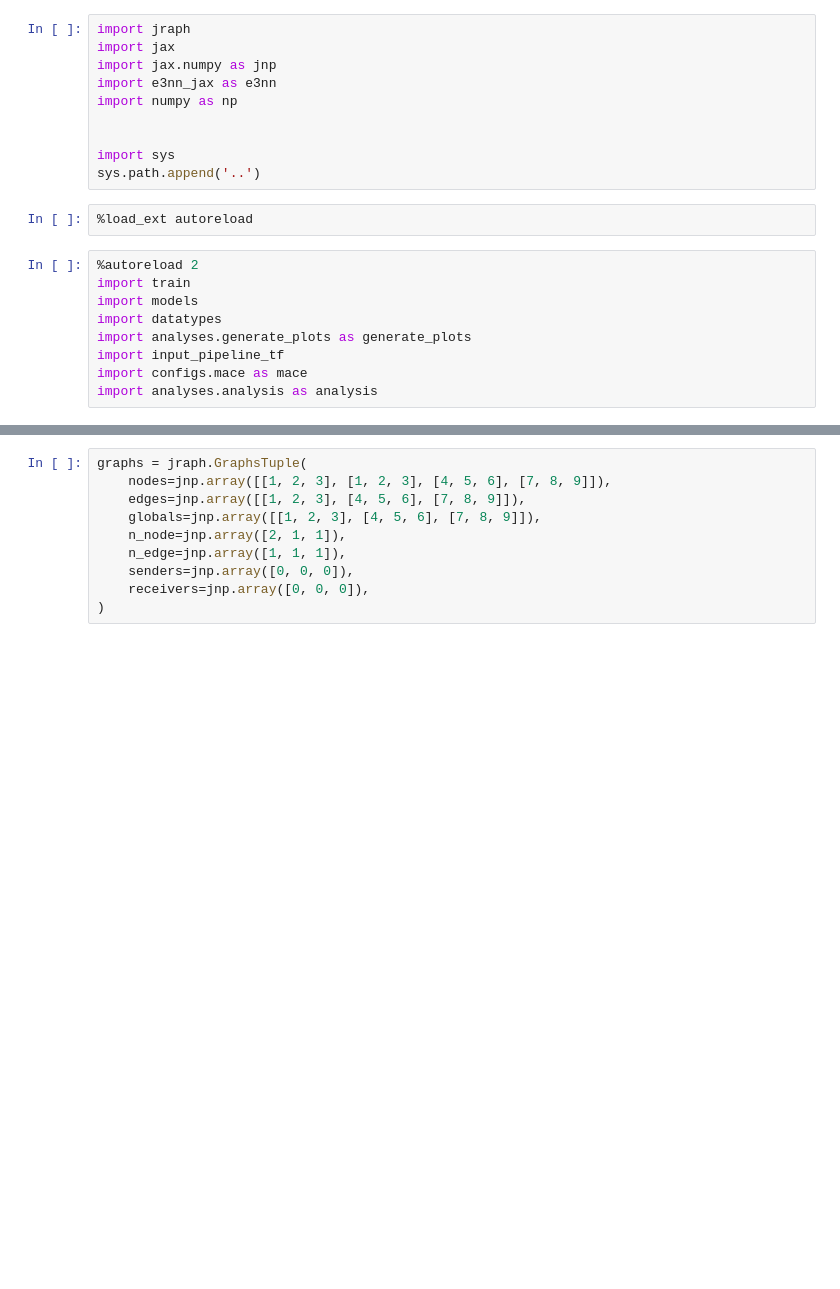
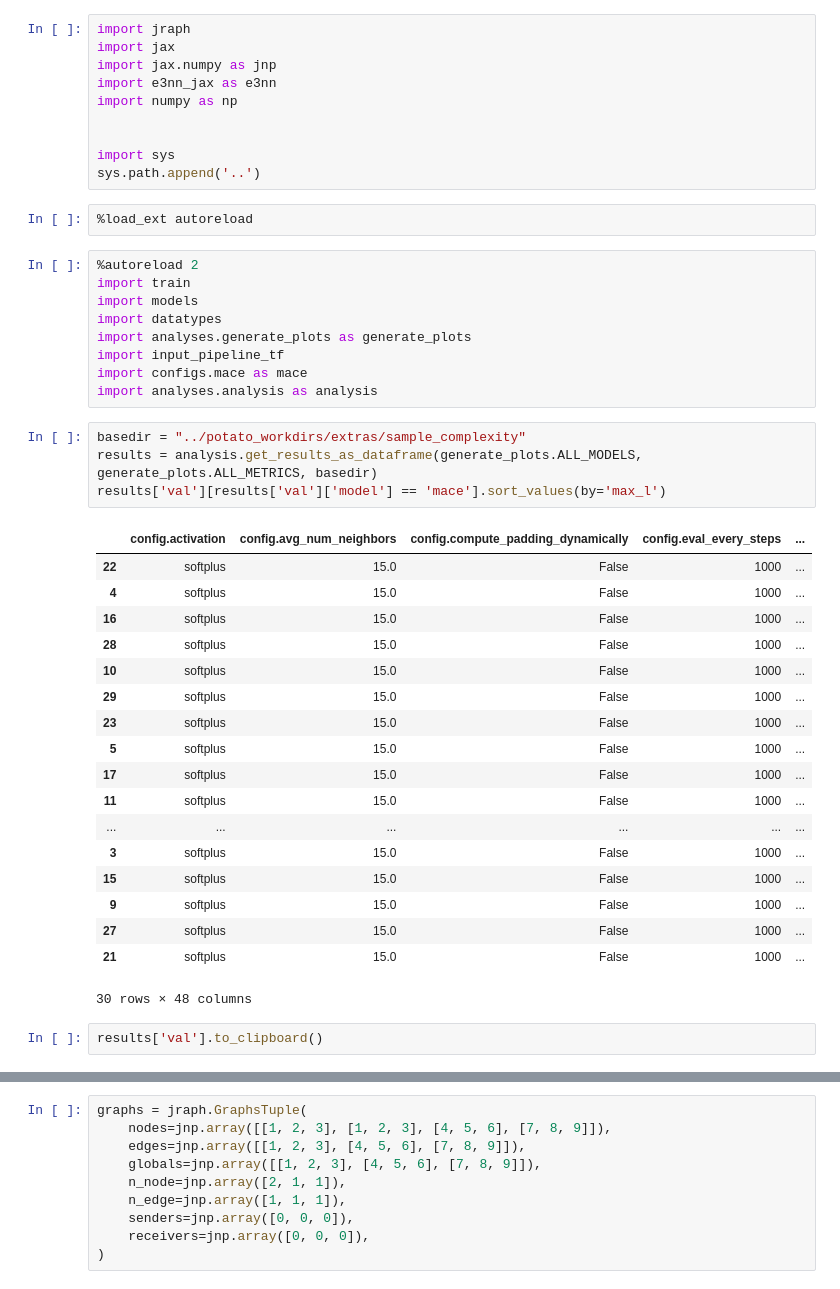
Before and after one commit to atomicarchitects/symphony, a Jupyter notebook: notebooks/test.ipynb, the cells around one changed output, grey strips where cells are left out. Drawn from its saved outputs; the diff is of its cells as text; blank space fills up the shorter version.

```diff
--- a/notebooks/test.ipynb
+++ b/notebooks/test.ipynb
@@ -19,3 +19,28 @@ import analyses.generate_plots as generate_plots
 import input_pipeline_tf
 import configs.mace as mace
 import analyses.analysis as analysis
+# %%
+basedir = "../potato_workdirs/extras/sample_complexity"
+results = analysis.get_results_as_dataframe(generate_plots.ALL_MODELS, generate_plots.ALL_METRICS, basedir)
+results['val'][results['val']['model'] == 'mace'].sort_values(by='max_l')
+# %% [output]
+|  | config.activation | config.avg_num_neighbors | config.compute_padding_dynamically | config.eval_every_steps | ... |
+| 22 | softplus | 15.0 | False | 1000 | ... |
+| 4 | softplus | 15.0 | False | 1000 | ... |
+| 16 | softplus | 15.0 | False | 1000 | ... |
+| 28 | softplus | 15.0 | False | 1000 | ... |
+| 10 | softplus | 15.0 | False | 1000 | ... |
+| 29 | softplus | 15.0 | False | 1000 | ... |
+| 23 | softplus | 15.0 | False | 1000 | ... |
+| 5 | softplus | 15.0 | False | 1000 | ... |
+| 17 | softplus | 15.0 | False | 1000 | ... |
+| 11 | softplus | 15.0 | False | 1000 | ... |
+| ... | ... | ... | ... | ... | ... |
+| 3 | softplus | 15.0 | False | 1000 | ... |
+| 15 | softplus | 15.0 | False | 1000 | ... |
+| 9 | softplus | 15.0 | False | 1000 | ... |
+| 27 | softplus | 15.0 | False | 1000 | ... |
+| 21 | softplus | 15.0 | False | 1000 | ... |
+30 rows × 48 columns
+# %%
+results['val'].to_clipboard()
```
Also changed, not shown: parts of 24 cells of this notebook, 2 other files.
